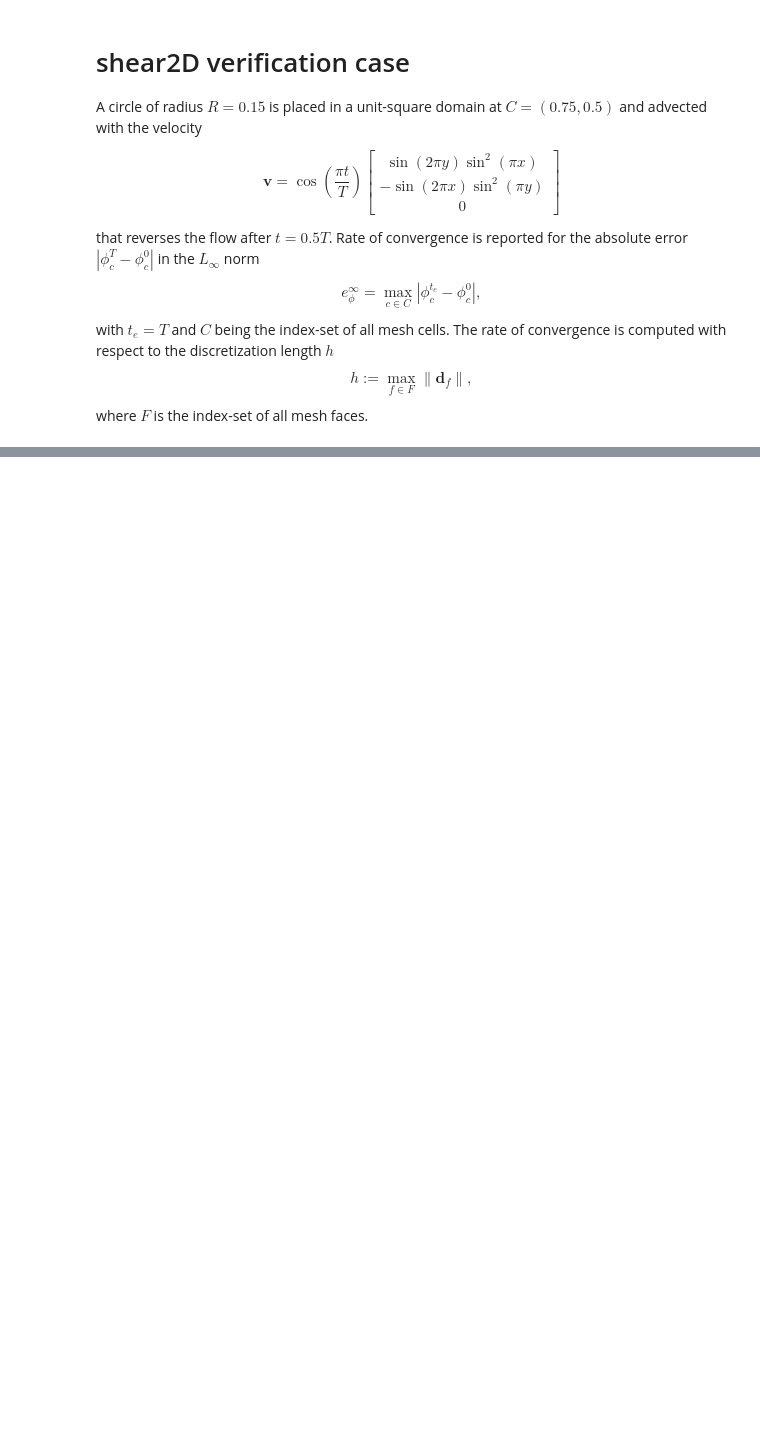
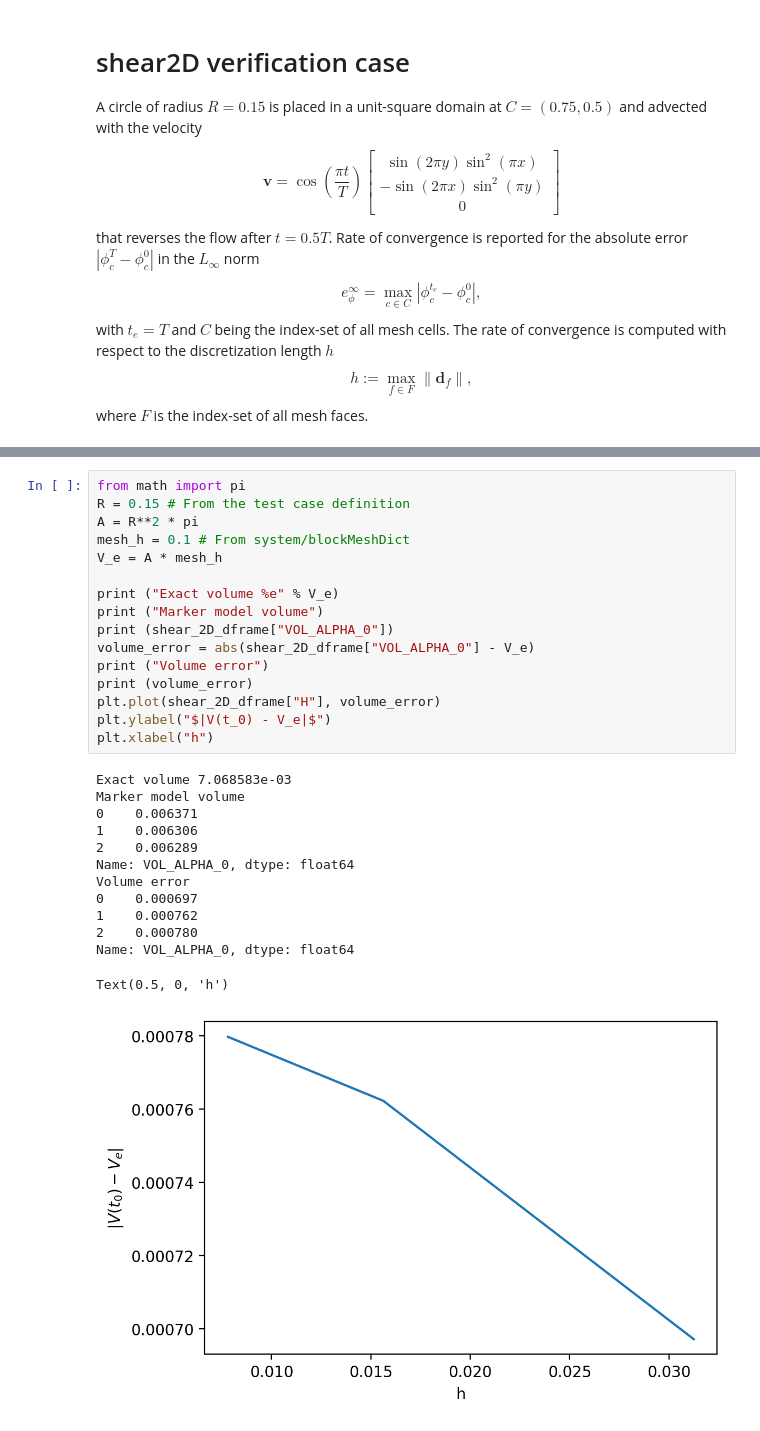
Before and after one commit to tmaric/leia, a Jupyter notebook: cases/shear2D.ipynb, the cells around one changed output, grey strips where cells are left out. Drawn from its saved outputs; the diff is of its cells as text; blank space fills up the shorter version.

```diff
--- a/cases/shear2D.ipynb
+++ b/cases/shear2D.ipynb
@@ -49,0 +46,30 @@ print(shear_2D_dframe)
+# %%
+from math import pi
+R = 0.15 # From the test case definition
+A = R**2 * pi
+mesh_h = 0.1 # From system/blockMeshDict
+V_e = A * mesh_h
+
+print ("Exact volume %e" % V_e)
+print ("Marker model volume")
+print (shear_2D_dframe["VOL_ALPHA_0"])
+volume_error = abs(shear_2D_dframe["VOL_ALPHA_0"] - V_e)
+print ("Volume error")
+print (volume_error)
+plt.plot(shear_2D_dframe["H"], volume_error)
+plt.ylabel("$|V(t_0) - V_e|$")
+plt.xlabel("h")
+# %% [output]
+Exact volume 7.068583e-03
+Marker model volume
+0    0.006371
+1    0.006306
+2    0.006289
+Name: VOL_ALPHA_0, dtype: float64
+Volume error
+0    0.000697
+1    0.000762
+2    0.000780
+Name: VOL_ALPHA_0, dtype: float64
+Text(0.5, 0, 'h')
+[figure, added]
```
Also changed, not shown: parts of 4 cells of this notebook.
